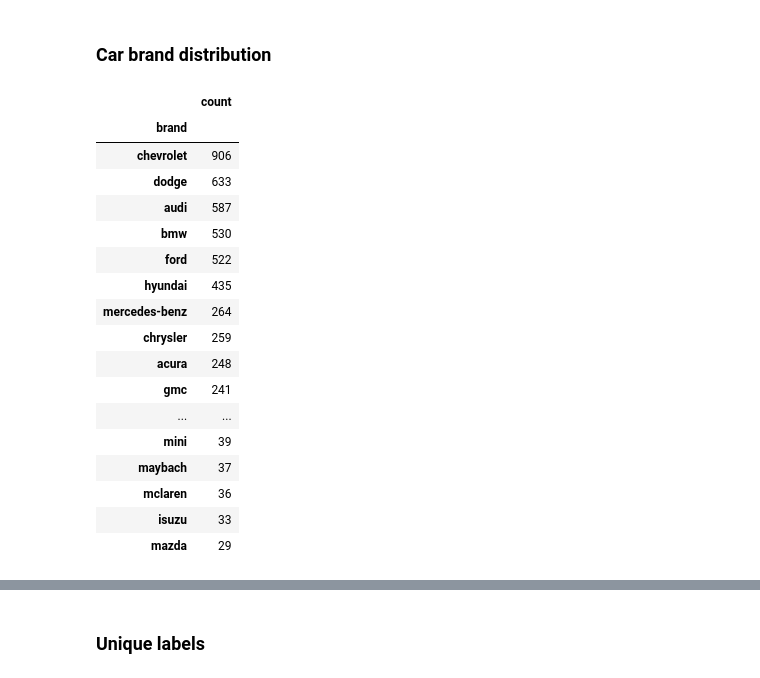
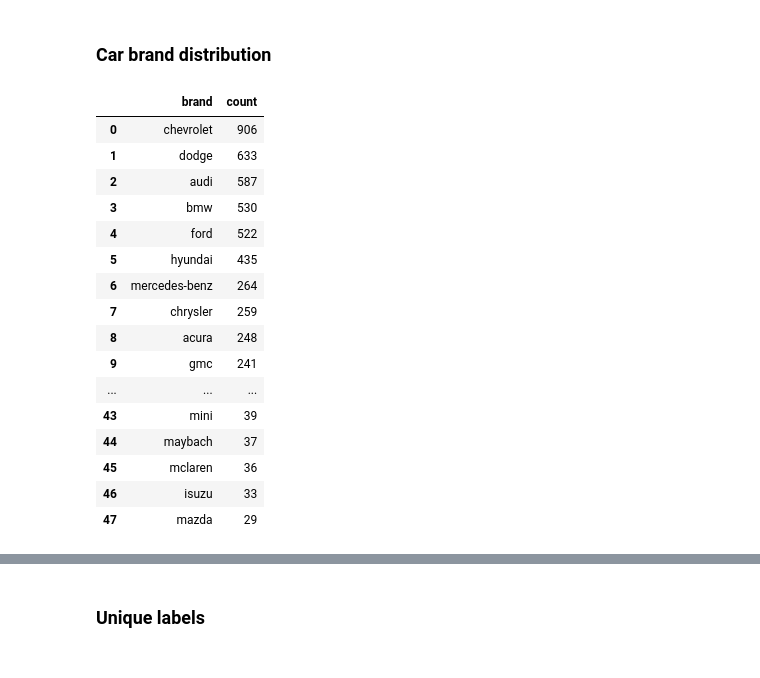
Before and after one commit to IIPeteII/car-license-plate-recognition-clean, a Jupyter notebook: final_full_app_notebook.ipynb, the cells around one changed output, grey strips where cells are left out. Drawn from its saved outputs; the diff is of its cells as text; code cells hidden in the pictures.

```diff
--- a/final_full_app_notebook.ipynb
+++ b/final_full_app_notebook.ipynb
@@ -453,16 +459,12 @@ fnames = []
 bboxes = []
 
 for annotation in annotations:
-    bbox_x1 = annotation[0][0][0][0]
-    bbox_y1 = annotation[0][1][0][0]
-    bbox_x2 = annotation[0][2][0][0]
-    bbox_y2 = annotation[0][3][0][0]
     fname = annotation[0][5][0]
     car_class = annotation[0][4][0]
-    bboxes.append((fname,bbox_x1, bbox_x2, bbox_y1, bbox_y2, int(list(car_class)[0])))
+    bboxes.append((fname, int(list(car_class)[0])))
 
 
-df = pd.DataFrame(bboxes, columns = ['fnames','bbox_x1', 'bbox_x2', 'bbox_y1', 'bbox_y2','car_class'])
+df = pd.DataFrame(bboxes, columns = ['fnames','car_class'])
 
 df
 # %% [output]
@@ -658,24 +665,24 @@ plt.ylabel("Count");
 # %%
 freq_labels_brand = df.groupby('brand').count()[['labels']]
 freq_labels_brand = freq_labels_brand.rename(columns={'labels': 'count'})
 freq_labels_brand = freq_labels_brand.sort_values(by='count', ascending=False)
+freq_labels_brand = freq_labels_brand.reset_index()
 freq_labels_brand
 # %% [output]
-|  | count |
-| brand |  |
-| chevrolet | 906 |
-| dodge | 633 |
-| audi | 587 |
-| bmw | 530 |
-| ford | 522 |
-| hyundai | 435 |
-| mercedes-benz | 264 |
-| chrysler | 259 |
-| acura | 248 |
-| gmc | 241 |
-| ... | ... |
-| mini | 39 |
-| maybach | 37 |
-| mclaren | 36 |
-| isuzu | 33 |
-| mazda | 29 |
+|  | brand | count |
+| 0 | chevrolet | 906 |
+| 1 | dodge | 633 |
+| 2 | audi | 587 |
+| 3 | bmw | 530 |
+| 4 | ford | 522 |
+| 5 | hyundai | 435 |
+| 6 | mercedes-benz | 264 |
+| 7 | chrysler | 259 |
+| 8 | acura | 248 |
+| 9 | gmc | 241 |
+| ... | ... | ... |
+| 43 | mini | 39 |
+| 44 | maybach | 37 |
+| 45 | mclaren | 36 |
+| 46 | isuzu | 33 |
+| 47 | mazda | 29 |
```
Also changed, not shown: parts of 18 cells of this notebook.
